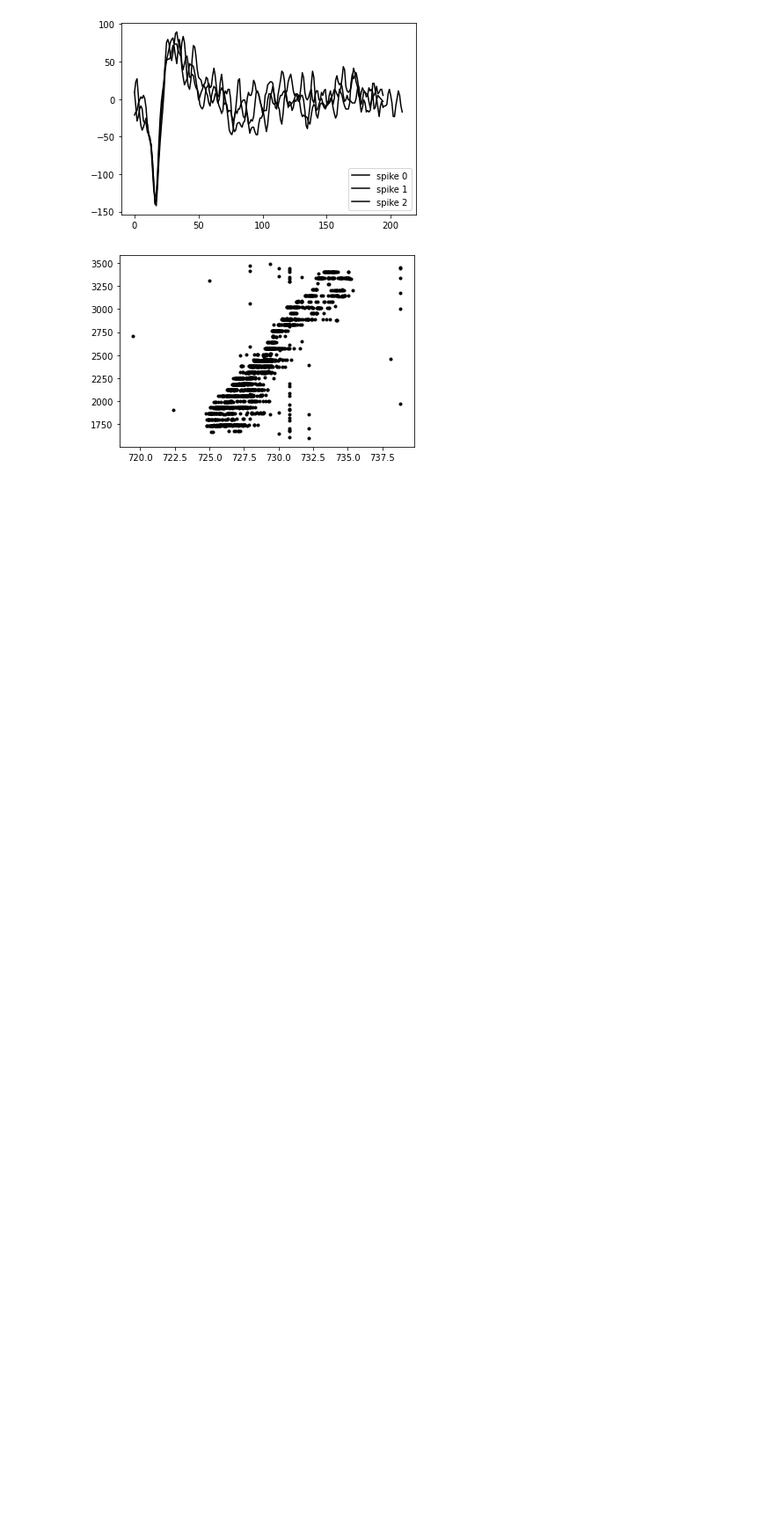
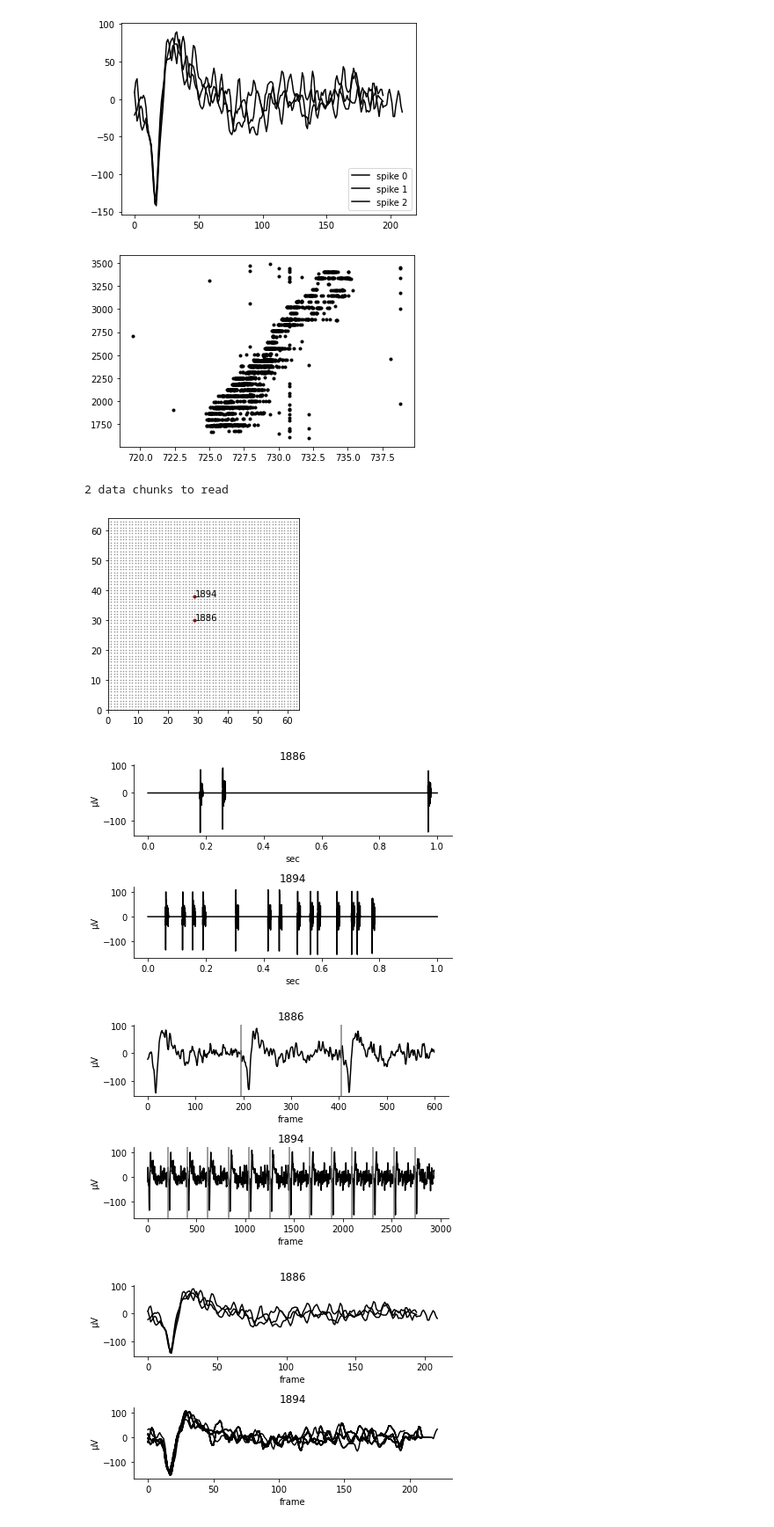
Before and after one commit to JeandeMontigny/beaf, a Jupyter notebook: notebooks/read_brw_files.ipynb, the cells around one changed output. Shown: that part at 88% size. Saved outputs shown, nothing was run; the diff lists cells and outputs as text; code cells hidden in the pictures; blank space fills up the shorter version.

Commit message:
add visualisation functions

```diff
--- a/notebooks/read_brw_files.ipynb
+++ b/notebooks/read_brw_files.ipynb
@@ -168,6 +172,19 @@ for ch in range(0, File.info.nb_channel):
 plt.show()
 # %% [output]
 [figure]
+# %%
+File = br.read_brw_file("../recordings/cerebellum-slice1-01.brw", t_start = 0.5, t_end = 1.5, ch_to_extract=[1885, 1886, 1893, 1894, 1895])
+
+bv.plot_mea(File, ch_to_display=[1886, 1894], label=[1886, 1894], background=True)
+bv.plot_raw_compressed(File, [1886, 1894], visualisation="reconstructed", t_start=0.5, t_stop=1.5)
+bv.plot_raw_compressed(File, [1886, 1894], visualisation="continuous")
+bv.plot_raw_compressed(File, [1886, 1894], visualisation="superimposed")
+# %% [output]
+2 data chunks to read
+[figure, added]
+[figure, added]
+[figure, added]
+[figure, added]
 # %%
 # ---- C code integration tests ---- #
 
```
Also changed, not shown: parts of 1 cell of this notebook, 3 other files.
